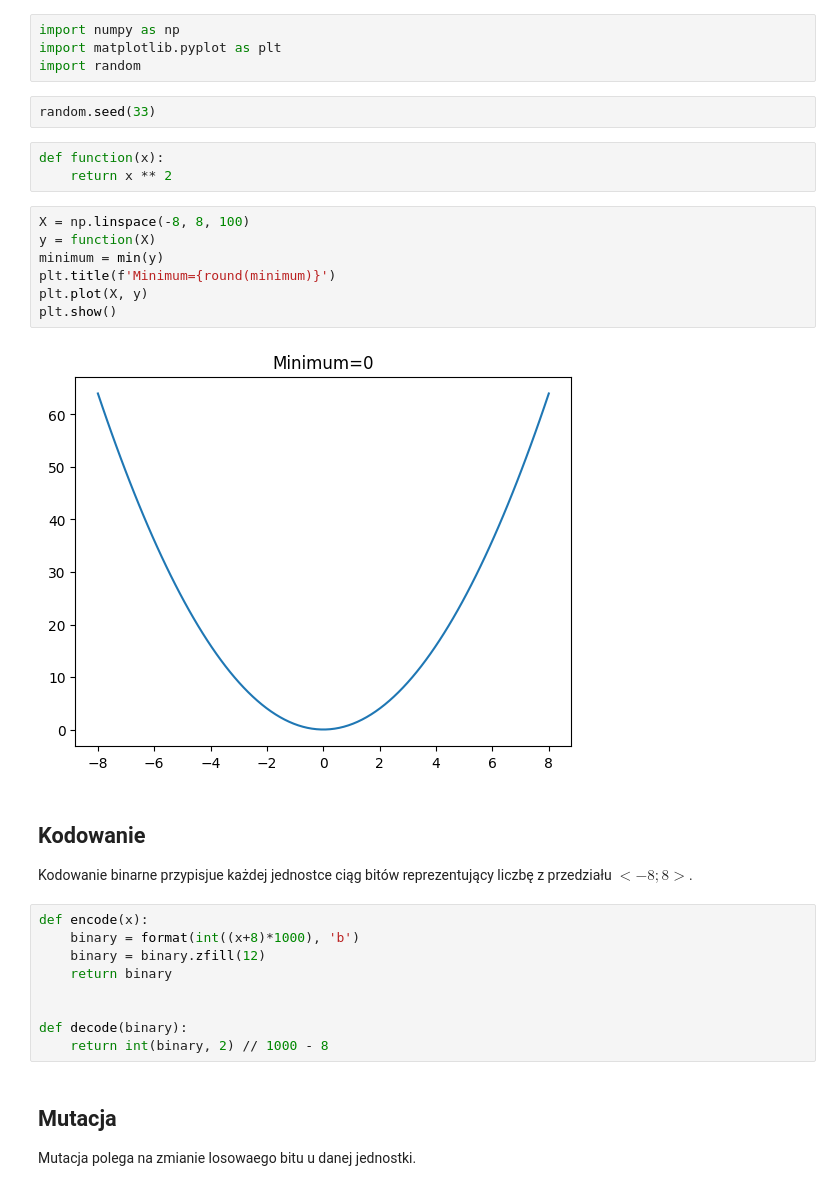
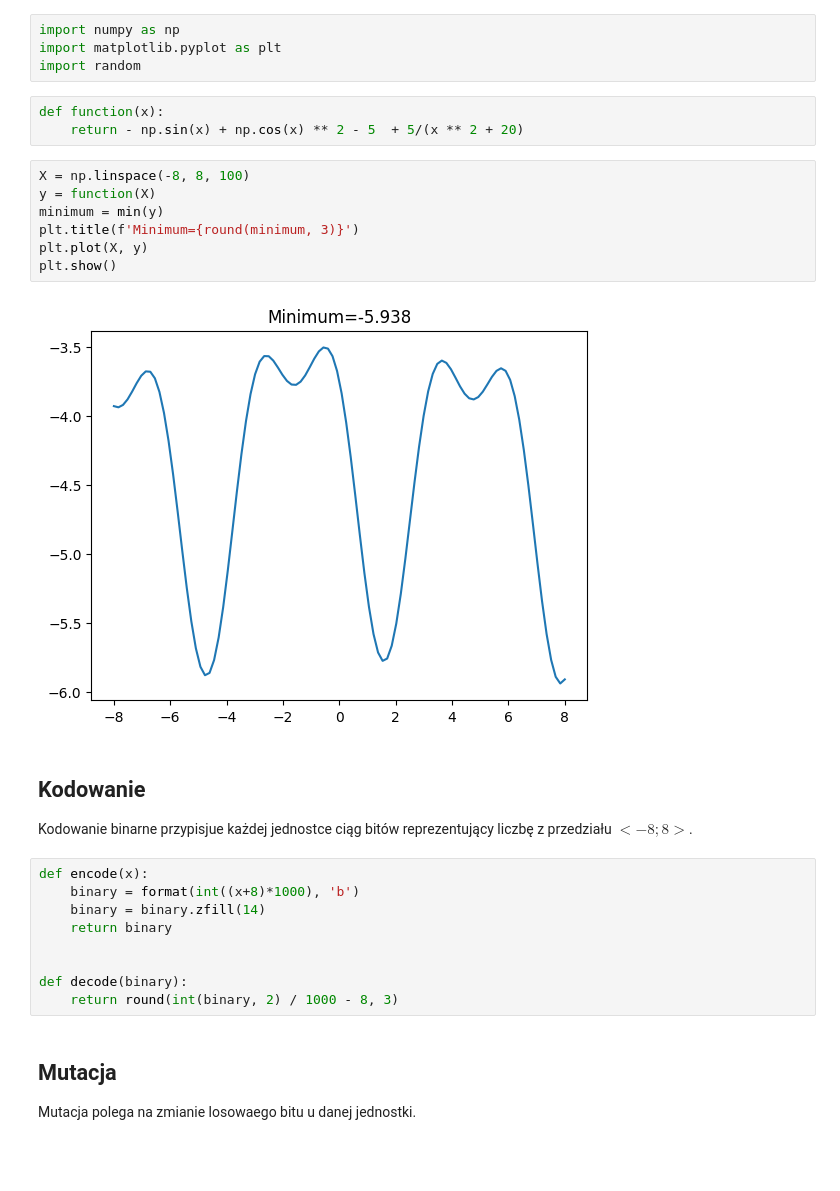
Before and after one commit to stethbo/PWr, a Jupyter notebook: AI/genetic_algorithm.ipynb, the cells around one changed output. Cells and saved outputs as stored; diff of their text form; blank space fills up the shorter version.

```diff
--- a/AI/genetic_algorithm.ipynb
+++ b/AI/genetic_algorithm.ipynb
@@ -2,32 +2,30 @@
 import numpy as np
 import matplotlib.pyplot as plt
 import random
-# %%
-random.seed(33)
 # %%
 def function(x):
-    return x ** 2
+    return - np.sin(x) + np.cos(x) ** 2 - 5  + 5/(x ** 2 + 20)
 # %%
 X = np.linspace(-8, 8, 100)
 y = function(X)
 minimum = min(y)
-plt.title(f'Minimum={round(minimum)}')
+plt.title(f'Minimum={round(minimum, 3)}')
 plt.plot(X, y)
 plt.show()
 # %% [output]
-[figure, old version]
+[figure, new version]
 # %% [markdown]
 ## Kodowanie
 Kodowanie binarne przypisjue każdej jednostce ciąg bitów reprezentujący liczbę z przedziału $<-8; 8>$.
 # %%
 def encode(x):
     binary = format(int((x+8)*1000), 'b')
-    binary = binary.zfill(12)
+    binary = binary.zfill(14)
     return binary
 
 
 def decode(binary):
-    return int(binary, 2) // 1000 - 8
+    return round(int(binary, 2) / 1000 - 8, 3)
 # %% [markdown]
 ## Mutacja
 Mutacja polega na zmianie losowaego bitu u danej jednostki.
```
Also changed, not shown: parts of 5 cells of this notebook.
